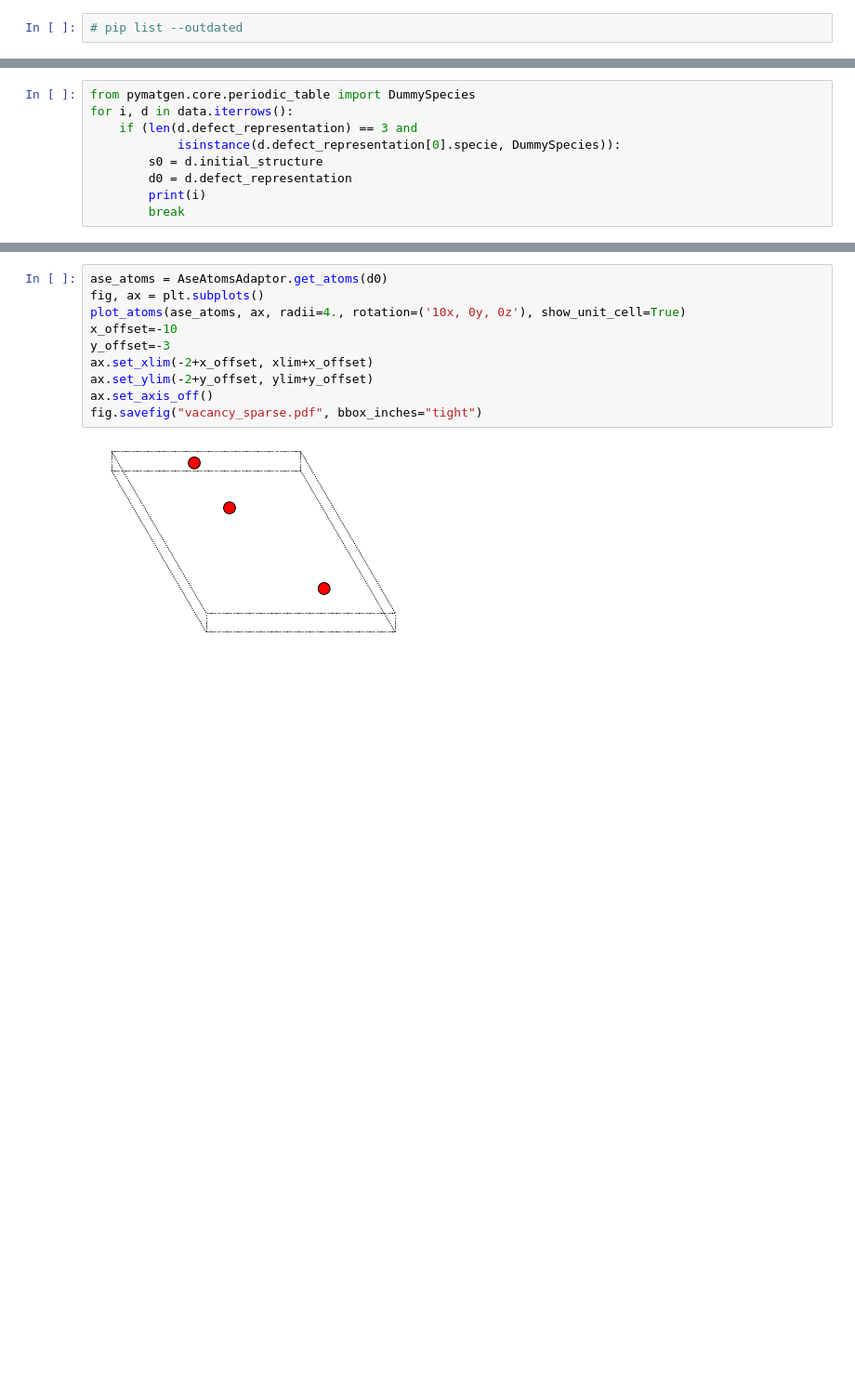
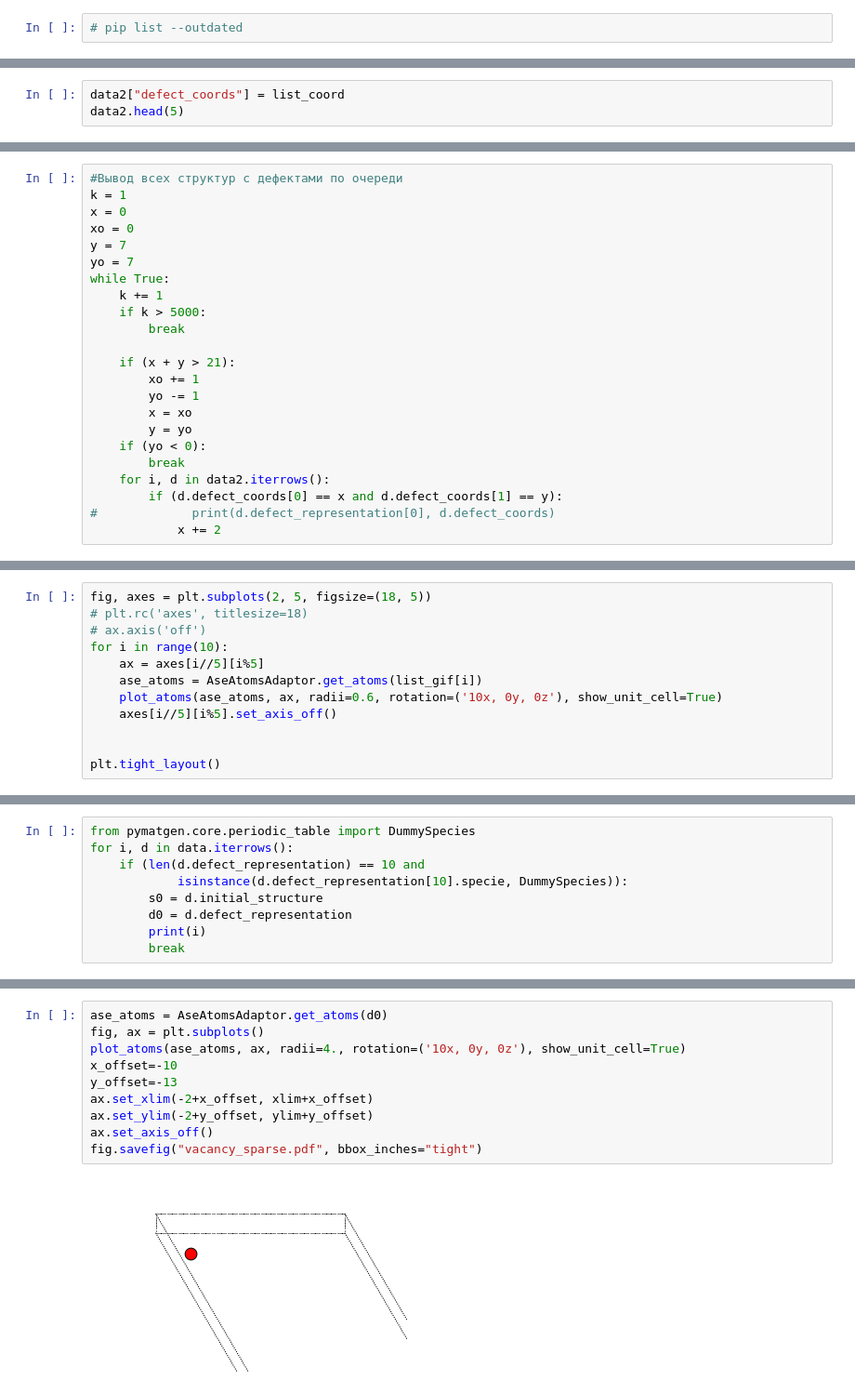
Before and after one commit to lubludrova/AgeevProject2, a Jupyter notebook: images-fig2.ipynb, the cells around one changed output, grey strips where cells are left out. Shown: that part at 93% size. Drawn from its saved outputs; the diff is of its cells as text; blank space fills up the shorter version.

```diff
--- a/images-fig2.ipynb
+++ b/images-fig2.ipynb
@@ -28,0 +112,3 @@ for i, d in data.iterrows():
+# %%
+data2["defect_coords"] = list_coord
+data2.head(5)
@@ -29 +266,24 @@ for i, d in data.iterrows():
+# %%
+#Вывод всех структур с дефектами по очереди
+k = 1
+x = 0
+xo = 0
+y = 7
+yo = 7
+while True:
+    k += 1
+    if k > 5000:
+        break
+
+    if (x + y > 21):
+        xo += 1
+        yo -= 1
+        x = xo
+        y = yo
+    if (yo < 0):
+        break
+    for i, d in data2.iterrows():
+        if (d.defect_coords[0] == x and d.defect_coords[1] == y):
+#             print(d.defect_representation[0], d.defect_coords)
+            x += 2
 # %%
@@ -40,0 +337,12 @@ fig.savefig("substution_full.pdf", bbox_inches="tight")
+# %%
+fig, axes = plt.subplots(2, 5, figsize=(18, 5))
+# plt.rc('axes', titlesize=18)
+# ax.axis('off')
+for i in range(10):
+    ax = axes[i//5][i%5]
+    ase_atoms = AseAtomsAdaptor.get_atoms(list_gif[i])
+    plot_atoms(ase_atoms, ax, radii=0.6, rotation=('10x, 0y, 0z'), show_unit_cell=True)
+    axes[i//5][i%5].set_axis_off()
+
+
+plt.tight_layout()
@@ -53,8 +365,8 @@ fig.savefig("substution_sparse.pdf", bbox_inches="tight")
 # %%
 from pymatgen.core.periodic_table import DummySpecies
 for i, d in data.iterrows():
-    if (len(d.defect_representation) == 3 and
-            isinstance(d.defect_representation[0].specie, DummySpecies)):
+    if (len(d.defect_representation) == 10 and
+            isinstance(d.defect_representation[10].specie, DummySpecies)):
         s0 = d.initial_structure
         d0 = d.defect_representation
         print(i)
@@ -76,12 +386,12 @@ fig.savefig("vacancy_full.pdf", bbox_inches="tight")
 # %%
 ase_atoms = AseAtomsAdaptor.get_atoms(d0)
 fig, ax = plt.subplots()
 plot_atoms(ase_atoms, ax, radii=4., rotation=('10x, 0y, 0z'), show_unit_cell=True)
 x_offset=-10
-y_offset=-3
+y_offset=-13
 ax.set_xlim(-2+x_offset, xlim+x_offset)
 ax.set_ylim(-2+y_offset, ylim+y_offset)
 ax.set_axis_off()
 fig.savefig("vacancy_sparse.pdf", bbox_inches="tight")
 # %% [output]
-[figure, old version]
+[figure, new version]
```
Also changed, not shown: parts of 26 cells of this notebook.
